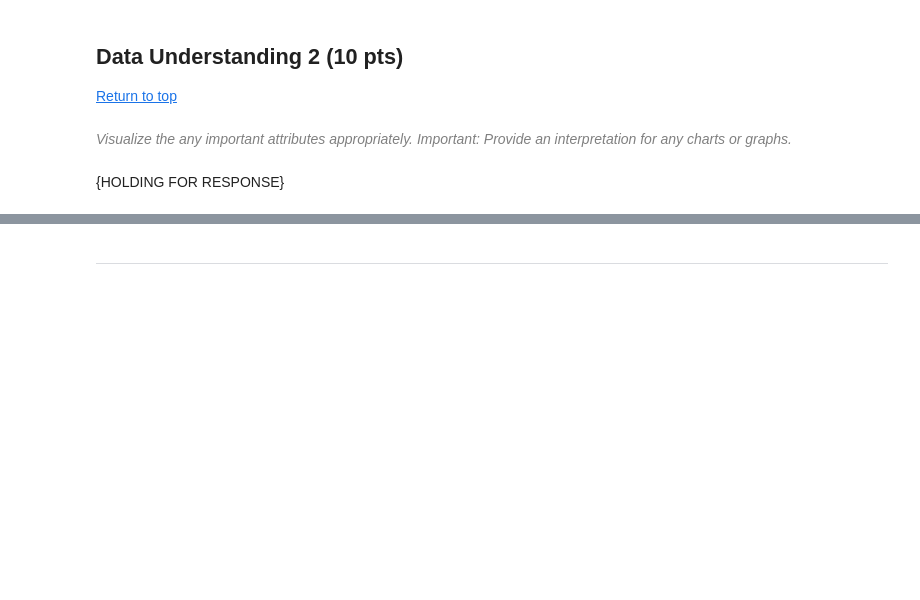
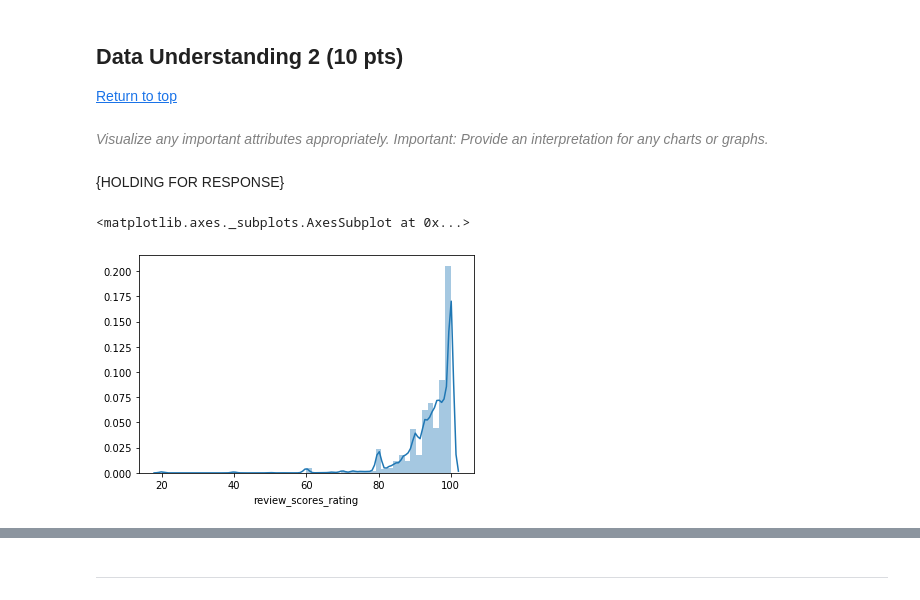
Before and after one commit to anguyen-07/DS7331-ML_Labs, a Jupyter notebook: Lab3_Clustering/DS7331_Lab3_Clustering_AirBnb.ipynb, the cells around one changed output, grey strips where cells are left out. Saved outputs shown, nothing was run; the diff lists cells and outputs as text; code cells hidden in the pictures; blank space fills up the shorter version.

Commit message:
Added Visualizations of Important Variables in Data Understanding 2 w/o explanations

```diff
--- a/Lab3_Clustering/DS7331_Lab3_Clustering_AirBnb.ipynb
+++ b/Lab3_Clustering/DS7331_Lab3_Clustering_AirBnb.ipynb
@@ -383,7 +383,14 @@ sns.violinplot(x="city", y="log_price", data = df_logistic[df_logistic["log_pric
 [Return to top](#top)
 # %% [markdown]
 <i><span style='color:gray'>
-Visualize the any important attributes appropriately. Important: Provide an interpretation for any charts or graphs.
+Visualize any important attributes appropriately. Important: Provide an interpretation for any charts or graphs.
 </span></i>
 # %% [markdown]
 {HOLDING FOR RESPONSE}
+# %%
+# df_imputed is the dataset before dropping redundant variables
+df_imputed = df_imputed[df_imputed["log_price"] > 0].reset_index()
+sns.distplot(df_imputed["review_scores_rating"])
+# %% [output]
+<matplotlib.axes._subplots.AxesSubplot at 0x...>
+[figure, added]
```
Also changed, not shown: parts of 6 cells of this notebook.
